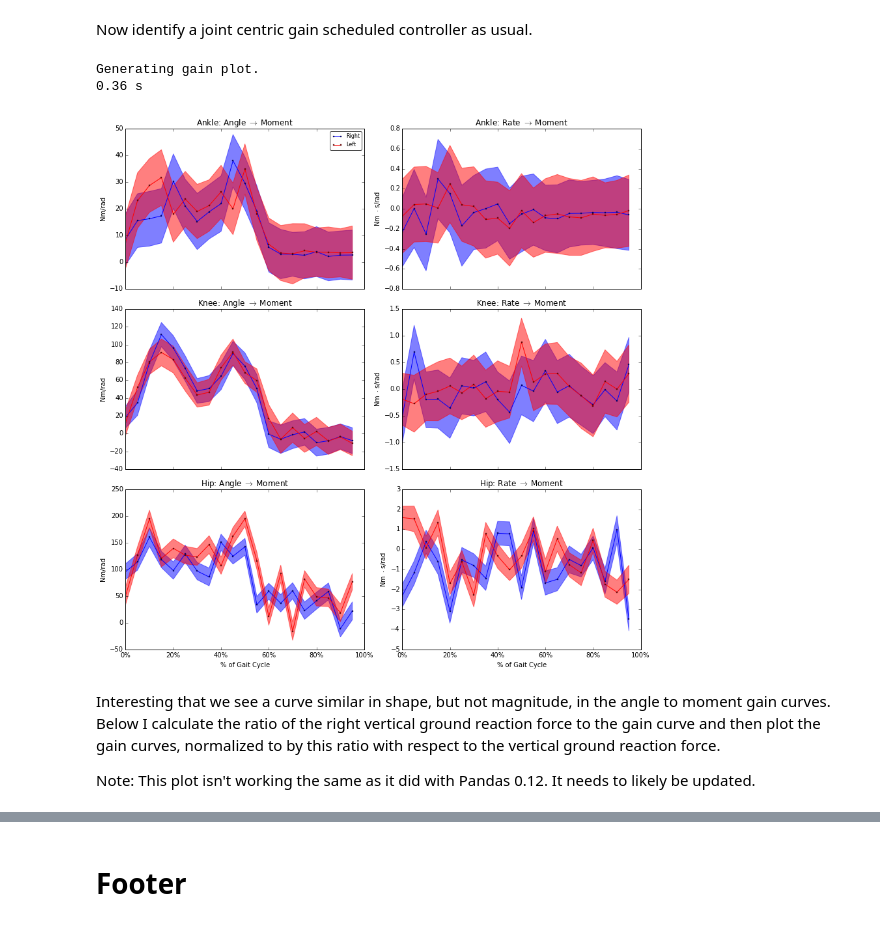
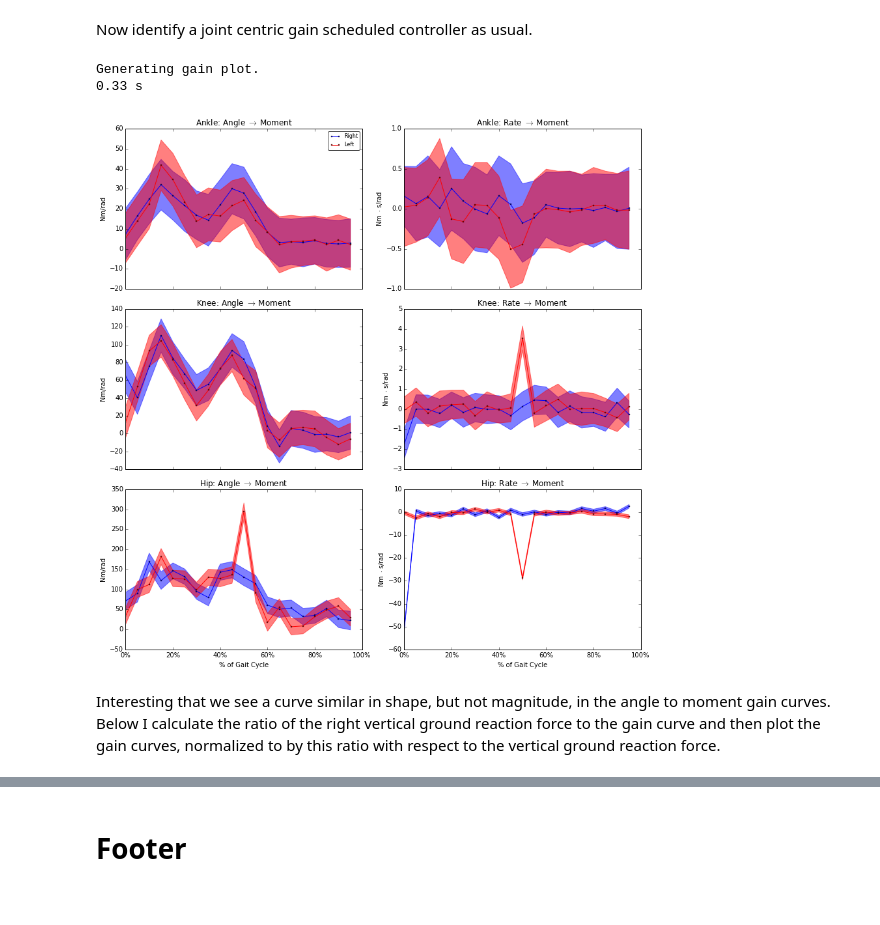
Before and after one commit to csu-hmc/gait-control-direct-id-paper, a Jupyter notebook: notebooks/marker_error_propogation.ipynb, the cells around one changed output, grey strips where cells are left out. Cells and saved outputs as stored; diff of their text form; code cells hidden in the pictures.

```diff
--- a/notebooks/marker_error_propogation.ipynb
+++ b/notebooks/marker_error_propogation.ipynb
@@ -186,5 +161,5 @@ null = walking_data.grf_landmarks('FP2.ForY', 'FP1.ForY', threshold=30.0)
 # %%
-fake_steps = walking_data.split_at('right', num_samples=20)
+fake_steps = gait_data.split_at('right', num_samples=20)
 # %% [markdown]
 The only variation in the steps is due to the marker coordinates noise.
 # %%
@@ -195,25 +170,21 @@ axes = walking_data.plot_gait_cycles(*subset)
 # %% [markdown]
 Now identify a joint centric gain scheduled controller as usual.
-# %%
-sensors, controls = utils.load_sensors_and_controls()
 # %%
-solver = SimpleControlSolver(fake_steps, sensors, controls)
+solver = SimpleControlSolver(fake_steps, trial.sensors, trial.controls)
 # %%
-gain_inclusion_matrix = np.zeros((len(controls), len(sensors))).astype(bool)
+gain_inclusion_matrix = np.zeros((len(trial.controls), len(trial.sensors))).astype(bool)
 for i, row in enumerate(gain_inclusion_matrix):
     row[2 * i:2 * i + 2] = True
 # %%
 result = solver.solve(gain_inclusion_matrix=gain_inclusion_matrix)
 # %%
-fig, axes = utils.plot_joint_isolated_gains(sensors, controls, result[0], result[3])
+fig, axes = utils.plot_joint_isolated_gains(trial.sensors, trial.controls, result[0], result[3])
 # %% [output]
 Generating gain plot.
-0.36 s
+0.33 s
-[figure, old version]
+[figure, new version]
 # %% [markdown]
 Interesting that we see a curve similar in shape, but not magnitude, in the angle to moment gain curves. Below I calculate the ratio of the right vertical ground reaction force to the gain curve and then plot the gain curves, normalized to by this ratio with respect to the vertical ground reaction force.
-
-Note: This plot isn't working the same as it did with Pandas 0.12. It needs to likely be updated.
 # %%
 for m, a, seg in zip([0, 1, 2], [0, 2, 4], ['Ankle', 'Knee', 'Hip']):
     ratios = fake_steps.iloc[0]['FP2.ForY'] / result[0][:, m, a]
```
Also changed, not shown: parts of 31 cells of this notebook, 10 other files.
